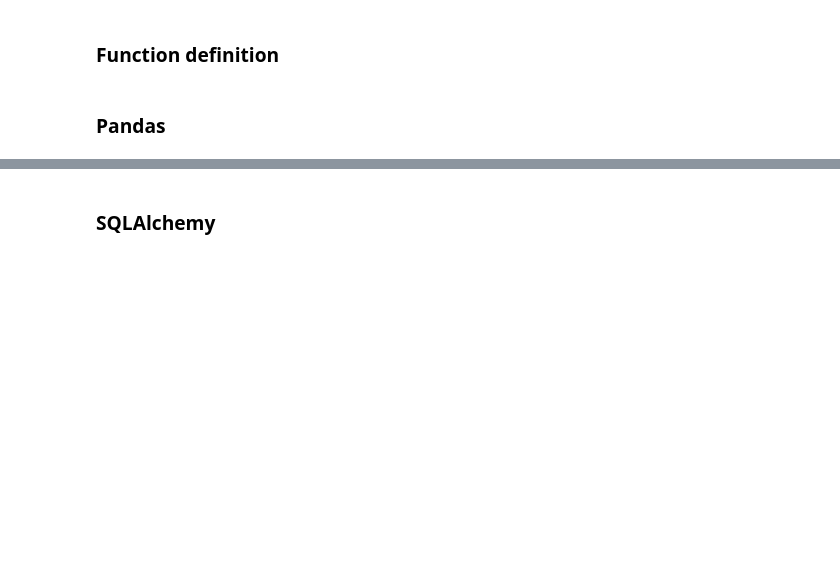
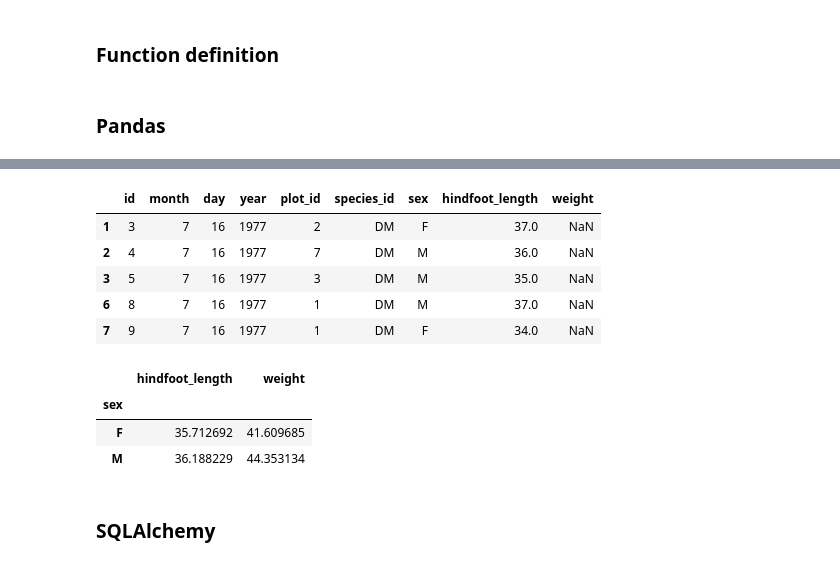
Before and after one commit to johnpfay/handouts, a Jupyter notebook: worksheet-10.ipynb, the cells around one changed output, grey strips where cells are left out. Saved outputs shown, nothing was run; the diff lists cells and outputs as text; code cells hidden in the pictures; blank space fills up the shorter version.

```diff
--- a/worksheet-10.ipynb
+++ b/worksheet-10.ipynb
@@ -152,3 +237,28 @@ dm_stats = (
+# %%
+#Select all columns where rows have a species_id = DM
+animals_dm = animals.loc[animals['species_id'] == 'DM',]
+animals_dm.head()
+# %% [output]
+|  | id | month | day | year | plot_id | species_id | sex | hindfoot_length | weight |
+| 1 | 3 | 7 | 16 | 1977 | 2 | DM | F | 37.0 | NaN |
+| 2 | 4 | 7 | 16 | 1977 | 7 | DM | M | 36.0 | NaN |
+| 3 | 5 | 7 | 16 | 1977 | 3 | DM | M | 35.0 | NaN |
+| 6 | 8 | 7 | 16 | 1977 | 1 | DM | M | 37.0 | NaN |
+| 7 | 9 | 7 | 16 | 1977 | 1 | DM | F | 34.0 | NaN |
+# %%
+#Aggregation of records : collapse on sex, keeping the footlenght and weight
+dm_stats = (
+  animals_dm
+  .groupby('sex')
+  ['hindfoot_length', 'weight']
+  .mean()
+  )
+dm_stats.head()
+# %% [output]
+|  | hindfoot_length | weight |
+| sex |  |  |
+| F | 35.712692 | 41.609685 |
+| M | 36.188229 | 44.353134 |
 # %%
 ## Exercise 6
 ...
```
Also changed, not shown: parts of 24 cells of this notebook.
